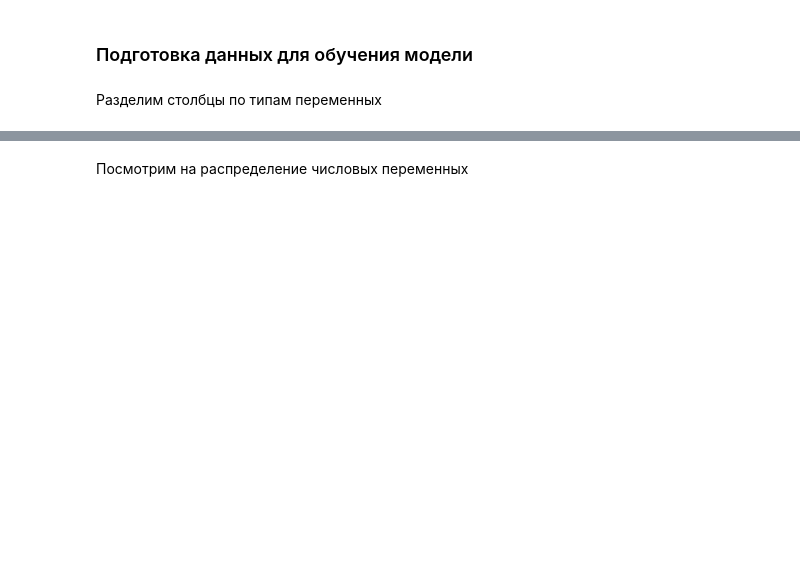
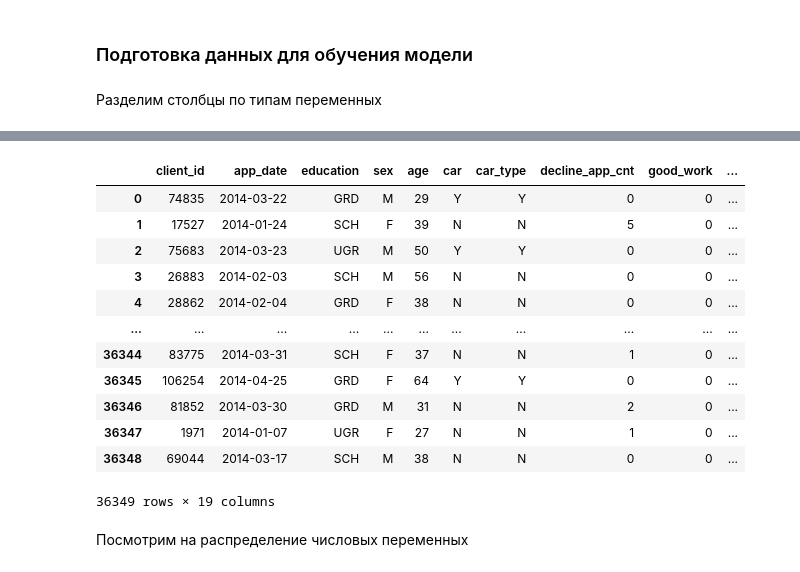
Before and after one commit to demonolock/skfactory, a Jupyter notebook: module_4/credit-scoring-kaggle.ipynb, the cells around one changed output, grey strips where cells are left out. Cells and saved outputs as stored; diff of their text form; code cells hidden in the pictures; blank space fills up the shorter version.

```diff
--- a/module_4/credit-scoring-kaggle.ipynb
+++ b/module_4/credit-scoring-kaggle.ipynb
@@ -175,3 +205,24 @@ num_cols = ['age', 'decline_app_cnt', 'bki_request_cnt', 'income', 'score_bki']
+# %%
+# Аналогично для тестовой
+
+df_test.app_date = pd.to_datetime(df_test.app_date, format='%d%b%Y')
+min_date = df_test.app_date.min()
+df_test['days'] = (df_test.app_date - min_date).dt.days.astype('int')
+df_test
+# %% [output]
+|  | client_id | app_date | education | sex | age | car | car_type | decline_app_cnt | good_work | ... |
+| 0 | 74835 | 2014-03-22 | GRD | M | 29 | Y | Y | 0 | 0 | ... |
+| 1 | 17527 | 2014-01-24 | SCH | F | 39 | N | N | 5 | 0 | ... |
+| 2 | 75683 | 2014-03-23 | UGR | M | 50 | Y | Y | 0 | 0 | ... |
+| 3 | 26883 | 2014-02-03 | SCH | M | 56 | N | N | 0 | 0 | ... |
+| 4 | 28862 | 2014-02-04 | GRD | F | 38 | N | N | 0 | 0 | ... |
+| ... | ... | ... | ... | ... | ... | ... | ... | ... | ... | ... |
+| 36344 | 83775 | 2014-03-31 | SCH | F | 37 | N | N | 1 | 0 | ... |
+| 36345 | 106254 | 2014-04-25 | GRD | F | 64 | Y | Y | 0 | 0 | ... |
+| 36346 | 81852 | 2014-03-30 | GRD | M | 31 | N | N | 2 | 0 | ... |
+| 36347 | 1971 | 2014-01-07 | UGR | F | 27 | N | N | 1 | 0 | ... |
+| 36348 | 69044 | 2014-03-17 | SCH | M | 38 | N | N | 0 | 0 | ... |
+36349 rows × 19 columns
 # %% [markdown]
 Посмотрим на распределение числовых переменных
 # %%
```
Also changed, not shown: parts of 28 cells of this notebook.
